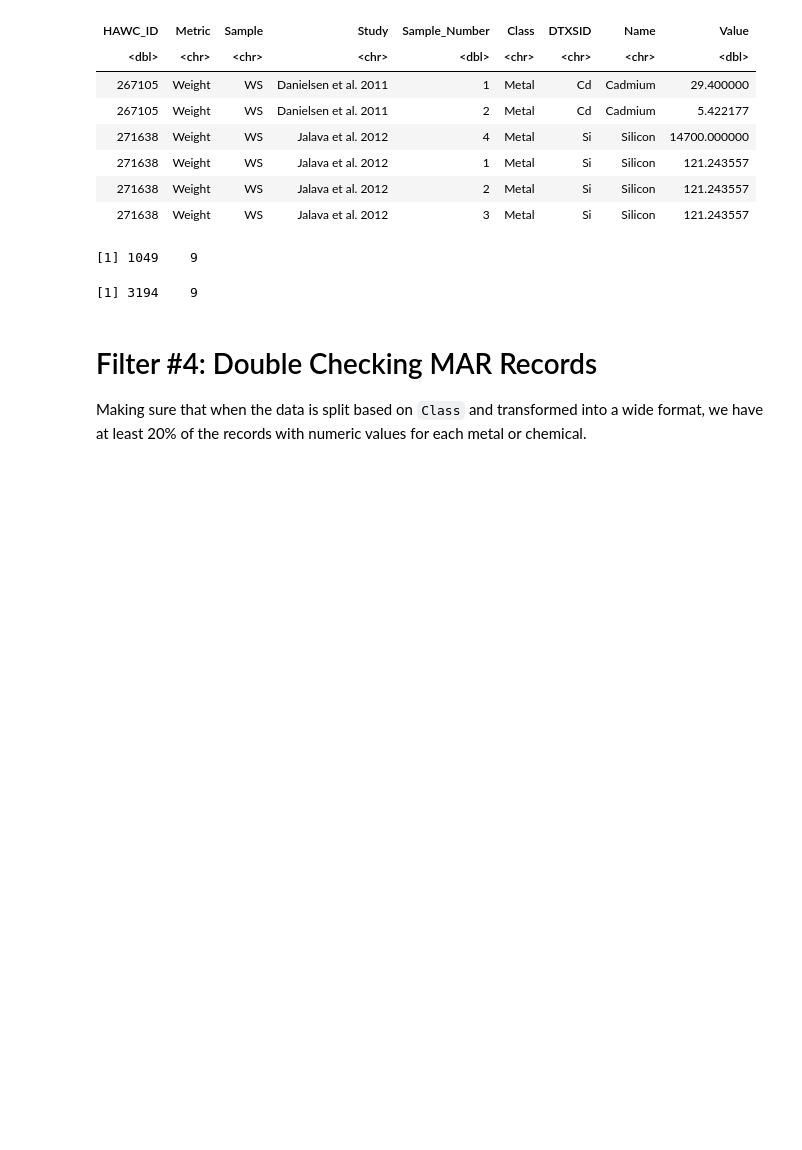
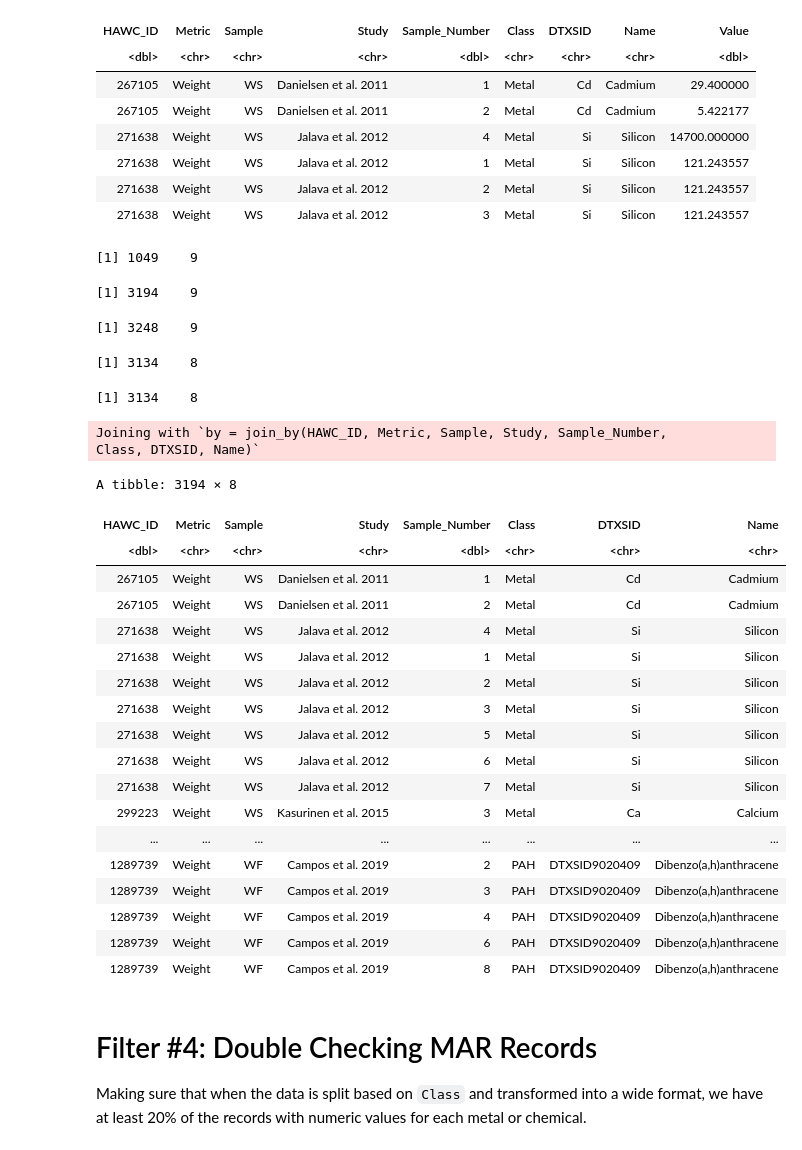
Before and after one commit to UNC-CEMALB/P1015.-Wildfire_Suffcient_Similiarity, a Jupyter notebook: 1. Data Processing/Data Processing.ipynb, the cells around one changed output. Drawn from its saved outputs; the diff is of its cells as text; code cells hidden in the pictures; blank space fills up the shorter version.

```diff
--- a/1. Data Processing/Data Processing.ipynb
+++ b/1. Data Processing/Data Processing.ipynb
@@ -591,6 +591,40 @@ A tibble: 6 × 9
 | 271638 | Weight | WS | Jalava et al. 2012 | 3 | Metal | Si | Silicon | 121.243557 |
 [1] 1049    9
 [1] 3194    9
+# %%
+dim(weight_df)
+# %% [output]
+[1] 3248    9
+# %%
+dim(unique(mnar_imputed_weight_df[,1:8]))
+dim(unique(weight_df[,1:8]))
+# %% [output]
+[1] 3134    8
+[1] 3134    8
+# %%
+semi_join(mnar_imputed_weight_df[,1:8], weight_df[,1:8])
+# %% [output]
+Joining with `by = join_by(HAWC_ID, Metric, Sample, Study, Sample_Number,
+Class, DTXSID, Name)`
+A tibble: 3194 × 8
+| HAWC_ID | Metric | Sample | Study | Sample_Number | Class | DTXSID | Name |
+| <dbl> | <chr> | <chr> | <chr> | <dbl> | <chr> | <chr> | <chr> |
+| 267105 | Weight | WS | Danielsen et al. 2011 | 1 | Metal | Cd | Cadmium |
+| 267105 | Weight | WS | Danielsen et al. 2011 | 2 | Metal | Cd | Cadmium |
+| 271638 | Weight | WS | Jalava et al. 2012 | 4 | Metal | Si | Silicon |
+| 271638 | Weight | WS | Jalava et al. 2012 | 1 | Metal | Si | Silicon |
+| 271638 | Weight | WS | Jalava et al. 2012 | 2 | Metal | Si | Silicon |
+| 271638 | Weight | WS | Jalava et al. 2012 | 3 | Metal | Si | Silicon |
+| 271638 | Weight | WS | Jalava et al. 2012 | 5 | Metal | Si | Silicon |
+| 271638 | Weight | WS | Jalava et al. 2012 | 6 | Metal | Si | Silicon |
+| 271638 | Weight | WS | Jalava et al. 2012 | 7 | Metal | Si | Silicon |
+| 299223 | Weight | WS | Kasurinen et al. 2015 | 3 | Metal | Ca | Calcium |
+| ... | ... | ... | ... | ... | ... | ... | ... |
+| 1289739 | Weight | WF | Campos et al. 2019 | 2 | PAH | DTXSID9020409 | Dibenzo(a,h)anthracene |
+| 1289739 | Weight | WF | Campos et al. 2019 | 3 | PAH | DTXSID9020409 | Dibenzo(a,h)anthracene |
+| 1289739 | Weight | WF | Campos et al. 2019 | 4 | PAH | DTXSID9020409 | Dibenzo(a,h)anthracene |
+| 1289739 | Weight | WF | Campos et al. 2019 | 6 | PAH | DTXSID9020409 | Dibenzo(a,h)anthracene |
+| 1289739 | Weight | WF | Campos et al. 2019 | 8 | PAH | DTXSID9020409 | Dibenzo(a,h)anthracene |
 # %% [markdown]
 # Filter #4: Double Checking MAR Records
 
```
Also changed, not shown: parts of 2 cells of this notebook.
